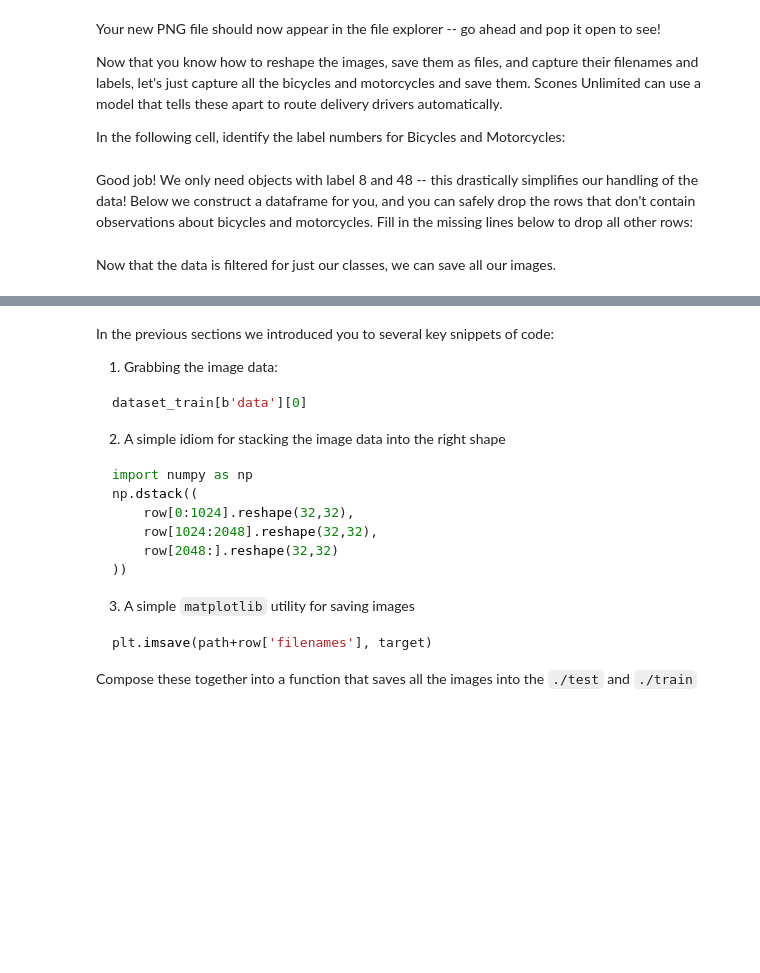
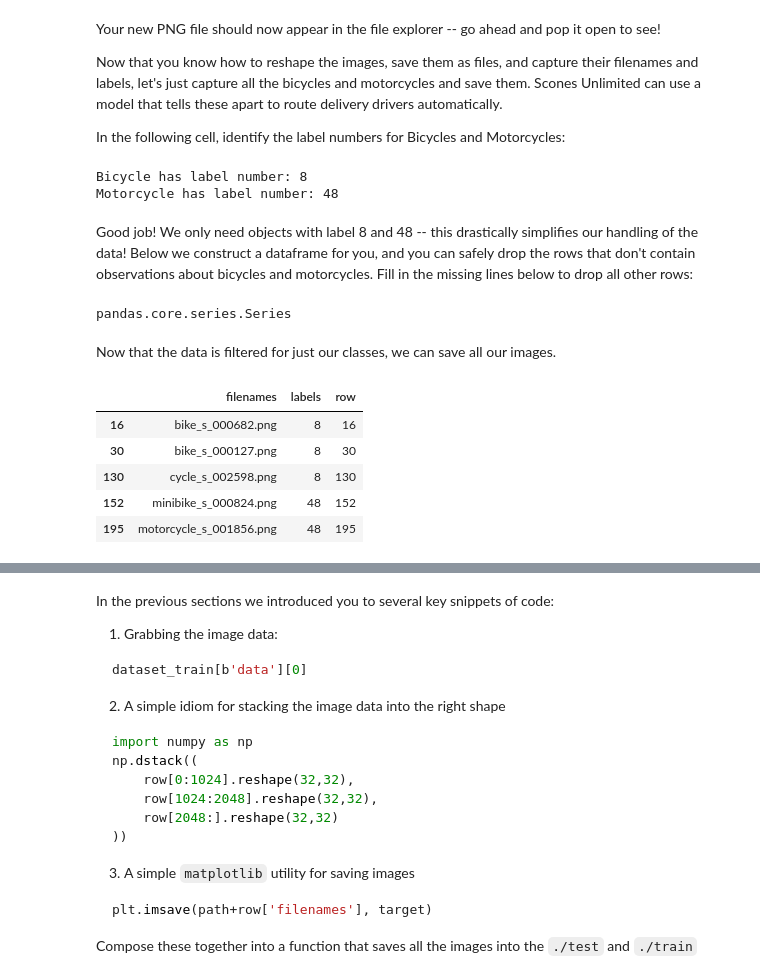
Before and after one commit to JawnMarc/ml-workflow-for-scones-unlimited-on-sagemaker, a Jupyter notebook: ml-workflow-scones-unlimited.ipynb, the cells around one changed output, grey strips where cells are left out. Cells and saved outputs as stored; diff of their text form; code cells hidden in the pictures; blank space fills up the shorter version.

```diff
--- a/ml-workflow-scones-unlimited.ipynb
+++ b/ml-workflow-scones-unlimited.ipynb
@@ -135,3 +155,18 @@ import pandas as pd
+# %%
+# Todo: Filter the dataset_train and dataset_meta objects to find the label numbers for Bicycle and Motorcycle
+for x in range(0, len(dataset_meta[b'fine_label_names'])):
+    # print entire labels
+    # print('label', x, ':', dataset_meta[b'fine_label_names'][x])
+
+    # convert bytes to string with str(bytes, 'UTF-8')
+    if str(dataset_meta[b'fine_label_names'][x], 'UTF-8').startswith('bicy'):
+        print(f"Bicycle has label number: {x}")
+
+    elif str(dataset_meta[b'fine_label_names'][x], 'UTF-8').startswith('moto'):
+        print(f"Motorcycle has label number: {x}")
+# %% [output]
+Bicycle has label number: 8
+Motorcycle has label number: 48
 # %% [markdown]
 Good job! We only need objects with label 8 and 48 -- this drastically simplifies our handling of the data! Below we construct a dataframe for you, and you can safely drop the rows that don't contain observations about bicycles and motorcycles. Fill in the missing lines below to drop all other rows:
 # %%
@@ -143,7 +178,7 @@ df_train = pd.DataFrame({
 })
 
 # Drop all rows from df_train where label is not 8 or 48
-df_train = #TODO: Fill in
+df_train = df_train[(df_train.labels == 8) | (df_train.labels == 48)]
 
 # Decode df_train.filenames so they are regular strings
 df_train["filenames"] = df_train["filenames"].apply(
@@ -158,11 +193,22 @@ df_test = pd.DataFrame({
 })
 
 # Drop all rows from df_test where label is not 8 or 48
-df_test = #TODO: Fill in
+df_test = df_test[(df_test.labels == 8) | (df_test.labels == 48)]
 
 # Decode df_test.filenames so they are regular strings
 df_test["filenames"] = df_test["filenames"].apply(
     lambda x: x.decode("utf-8")
 )
+# %% [output]
+pandas.core.series.Series
 # %% [markdown]
 Now that the data is filtered for just our classes, we can save all our images.
+# %%
+df_train.head()
+# %% [output]
+|  | filenames | labels | row |
+| 16 | bike_s_000682.png | 8 | 16 |
+| 30 | bike_s_000127.png | 8 | 30 |
+| 130 | cycle_s_002598.png | 8 | 130 |
+| 152 | minibike_s_000824.png | 48 | 152 |
+| 195 | motorcycle_s_001856.png | 48 | 195 |
```
Also changed, not shown: parts of 30 cells of this notebook, 2 other files.
